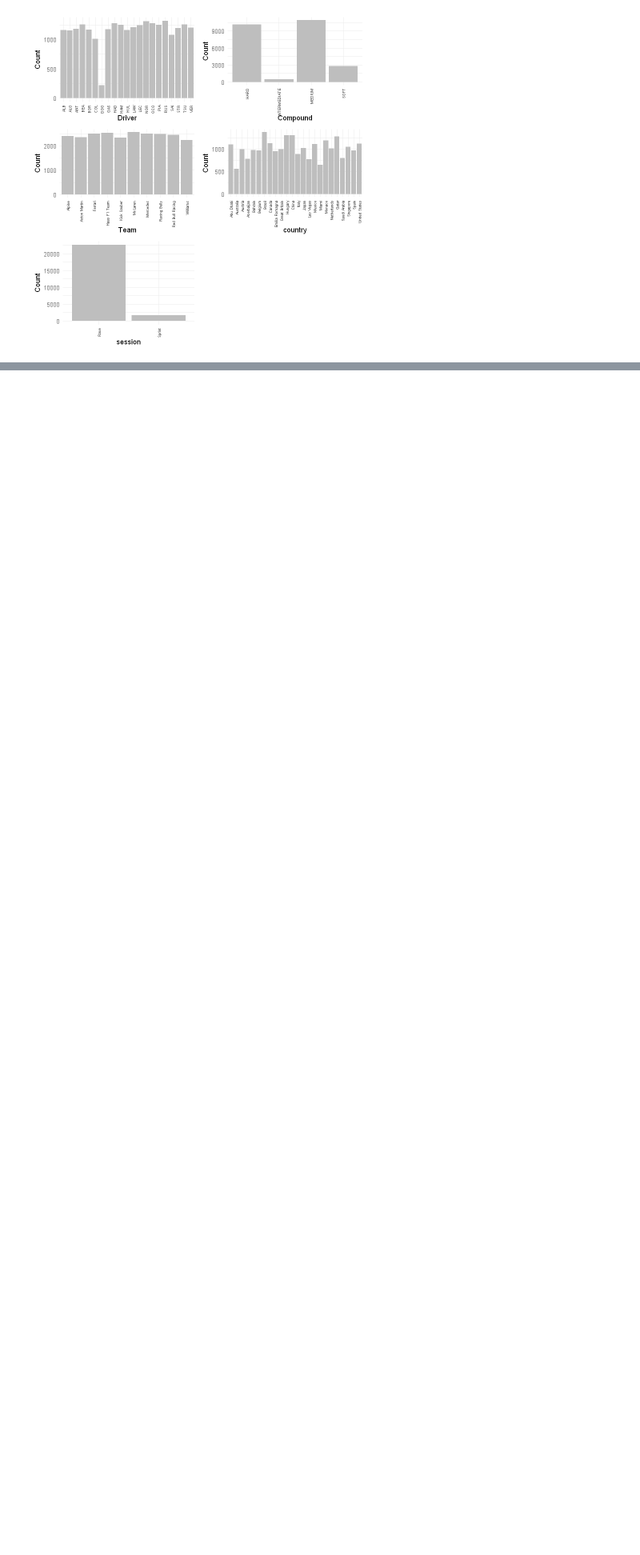
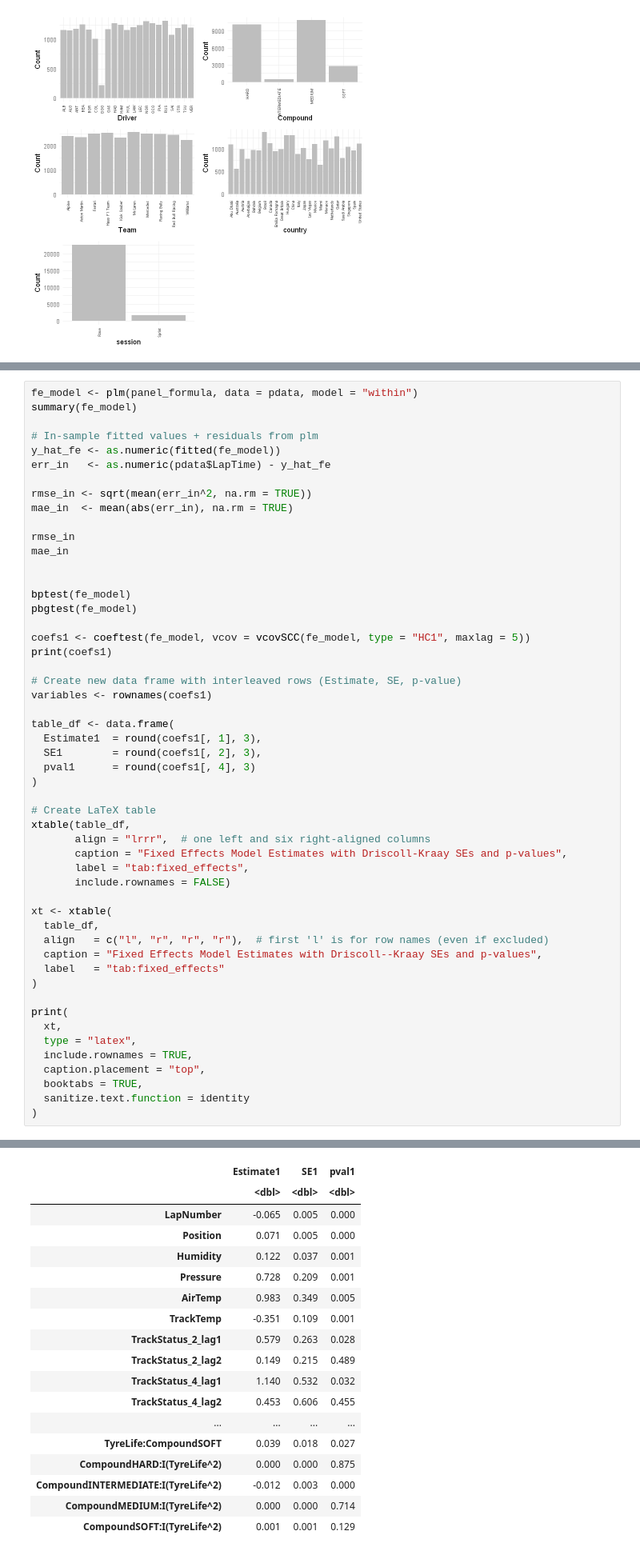
Before and after one commit to 52804407/Advanced_Econometrics_Pasz_Dohnal_Tom-, a Jupyter notebook: Empirical_Project_Pasz_Dohnal/R_code_for_project_analysis.ipynb, the cells around one changed output, grey strips where cells are left out. Shown at 80% size. Drawn from its saved outputs; the diff is of its cells as text; blank space fills up the shorter version.

```diff
--- a/Empirical_Project_Pasz_Dohnal/R_code_for_project_analysis.ipynb
+++ b/Empirical_Project_Pasz_Dohnal/R_code_for_project_analysis.ipynb
@@ -581,0 +490,53 @@ Column `Country` is not found.
+# %%
+fe_model <- plm(panel_formula, data = pdata, model = "within")
+summary(fe_model)
+
+# In-sample fitted values + residuals from plm
+y_hat_fe <- as.numeric(fitted(fe_model))
+err_in   <- as.numeric(pdata$LapTime) - y_hat_fe
+
+rmse_in <- sqrt(mean(err_in^2, na.rm = TRUE))
+mae_in  <- mean(abs(err_in), na.rm = TRUE)
+
+rmse_in
+mae_in
+
+
+bptest(fe_model)
+pbgtest(fe_model)
+
+coefs1 <- coeftest(fe_model, vcov = vcovSCC(fe_model, type = "HC1", maxlag = 5))
+print(coefs1)
+
+# Create new data frame with interleaved rows (Estimate, SE, p-value)
+variables <- rownames(coefs1)
+
+table_df <- data.frame(
+  Estimate1  = round(coefs1[, 1], 3),
+  SE1        = round(coefs1[, 2], 3),
+  pval1      = round(coefs1[, 4], 3)
+)
+
+# Create LaTeX table
+xtable(table_df,
+       align = "lrrr",  # one left and six right-aligned columns
+       caption = "Fixed Effects Model Estimates with Driscoll-Kraay SEs and p-values",
+       label = "tab:fixed_effects",
+       include.rownames = FALSE)
+
+xt <- xtable(
+  table_df,
+  align   = c("l", "r", "r", "r"),  # first 'l' is for row names (even if excluded)
+  caption = "Fixed Effects Model Estimates with Driscoll--Kraay SEs and p-values",
+  label   = "tab:fixed_effects"
+)
+
+print(
+  xt,
+  type = "latex",
+  include.rownames = TRUE,
+  caption.placement = "top",
+  booktabs = TRUE,
+  sanitize.text.function = identity
+)
+# %% [output]
@@ -581,0 +589,18 @@ Column `Country` is not found.
+|  | Estimate1 | SE1 | pval1 |
+|  | <dbl> | <dbl> | <dbl> |
+| LapNumber | -0.065 | 0.005 | 0.000 |
+| Position | 0.071 | 0.005 | 0.000 |
+| Humidity | 0.122 | 0.037 | 0.001 |
+| Pressure | 0.728 | 0.209 | 0.001 |
+| AirTemp | 0.983 | 0.349 | 0.005 |
+| TrackTemp | -0.351 | 0.109 | 0.001 |
+| TrackStatus_2_lag1 | 0.579 | 0.263 | 0.028 |
+| TrackStatus_2_lag2 | 0.149 | 0.215 | 0.489 |
+| TrackStatus_4_lag1 | 1.140 | 0.532 | 0.032 |
+| TrackStatus_4_lag2 | 0.453 | 0.606 | 0.455 |
+| ... | ... | ... | ... |
+| TyreLife:CompoundSOFT | 0.039 | 0.018 | 0.027 |
+| CompoundHARD:I(TyreLife^2) | 0.000 | 0.000 | 0.875 |
+| CompoundINTERMEDIATE:I(TyreLife^2) | -0.012 | 0.003 | 0.000 |
+| CompoundMEDIUM:I(TyreLife^2) | 0.000 | 0.000 | 0.714 |
+| CompoundSOFT:I(TyreLife^2) | 0.001 | 0.001 | 0.129 |
```
Also changed, not shown: parts of 11 cells of this notebook.
